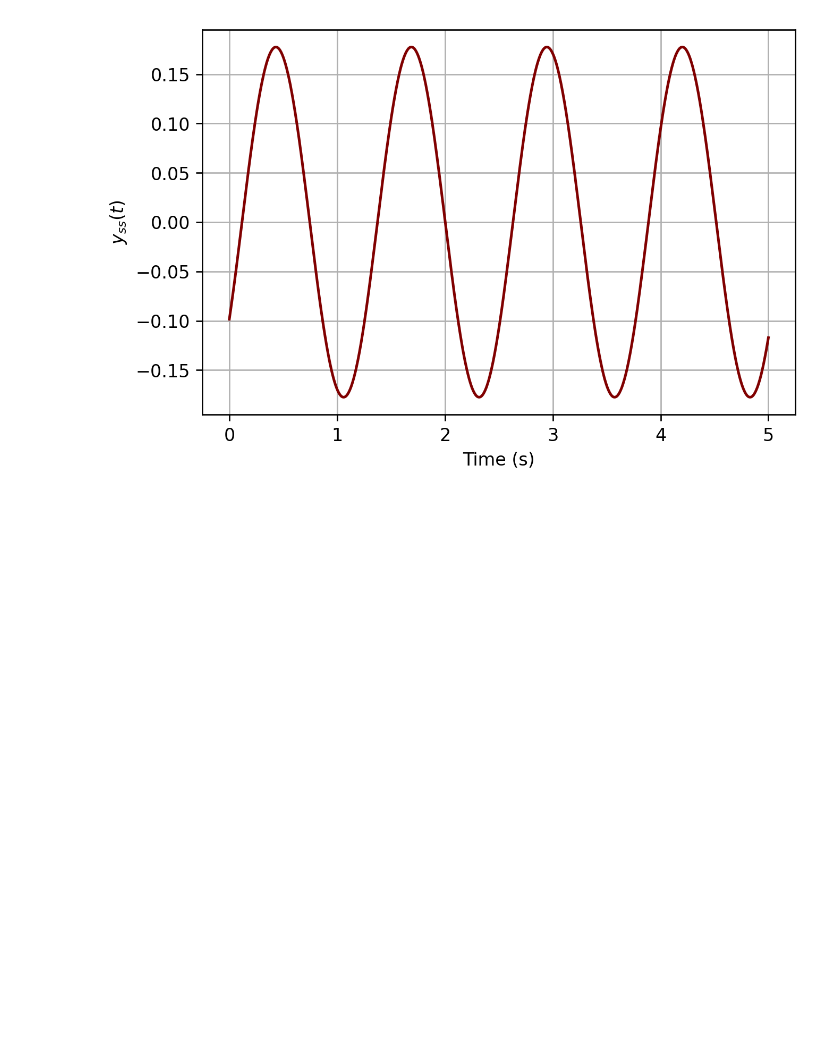
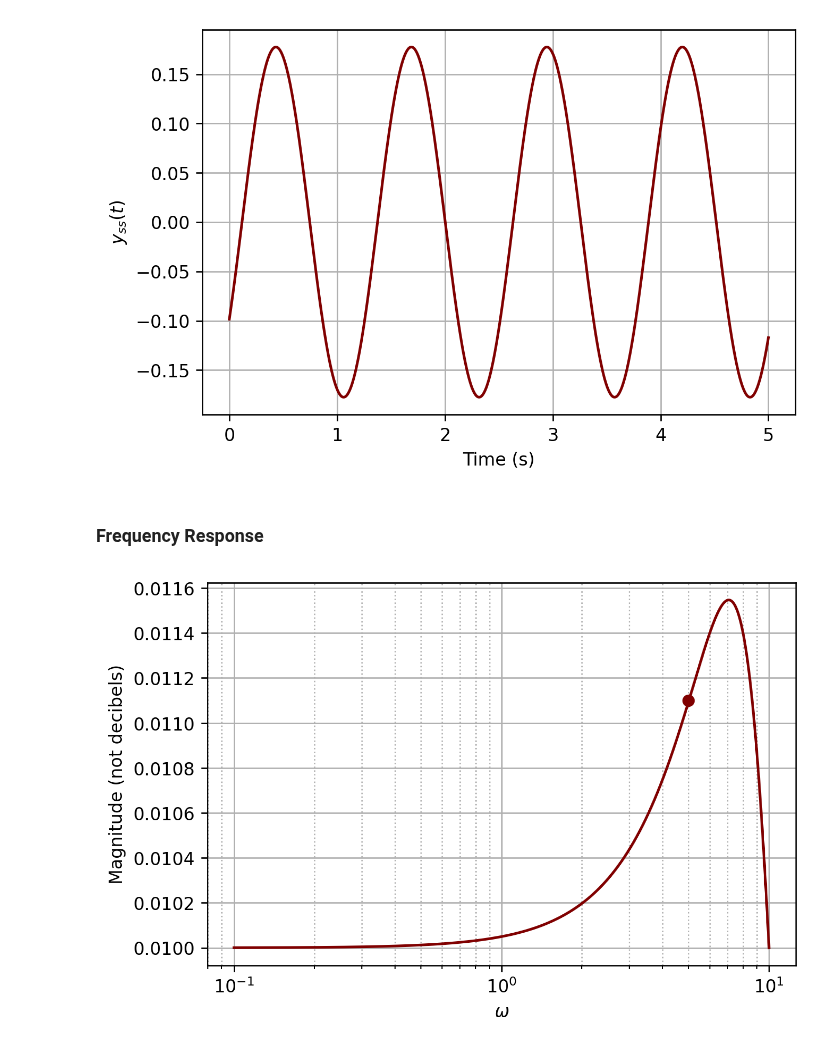
Before and after one commit to gabemorris12/Homework, a Jupyter notebook: Vibrations and Controls Homework 6.ipynb, the cells around one changed output. Cells and saved outputs as stored; diff of their text form; code cells hidden in the pictures; blank space fills up the shorter version.

```diff
--- a/Vibrations and Controls Homework 6.ipynb
+++ b/Vibrations and Controls Homework 6.ipynb
@@ -128,3 +157,19 @@ plt.ylabel('$y_{ss}(t)$')
 plt.show()
 # %% [output]
 [figure]
+# %% [markdown]
+### Frequency Response
+# %%
+# Plotting the magnitude response
+omega_ = np.linspace(0.1, 10, 1000)
+c_nums = 1/((1j*omega_)**2 + 10*1j*omega_ + 100)
+
+plt.xscale('log')
+plt.plot(omega_, np.abs(c_nums))
+plt.scatter(5, 0.0111, zorder=2)
+plt.xlabel(r'$\omega$')
+plt.ylabel(r'Magnitude (not decibels)')
+plt.grid(which='minor', ls=':')
+plt.show()
+# %% [output]
+[figure, added]
```
Also changed, not shown: parts of 5 cells of this notebook, 1 other file.
